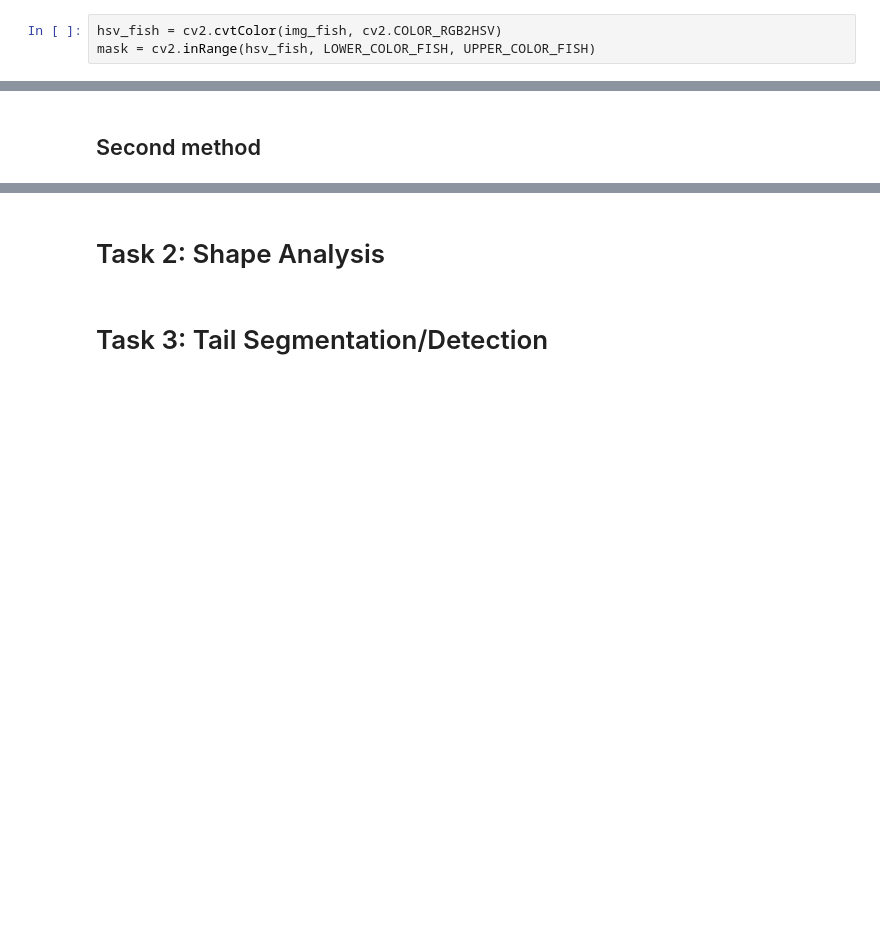
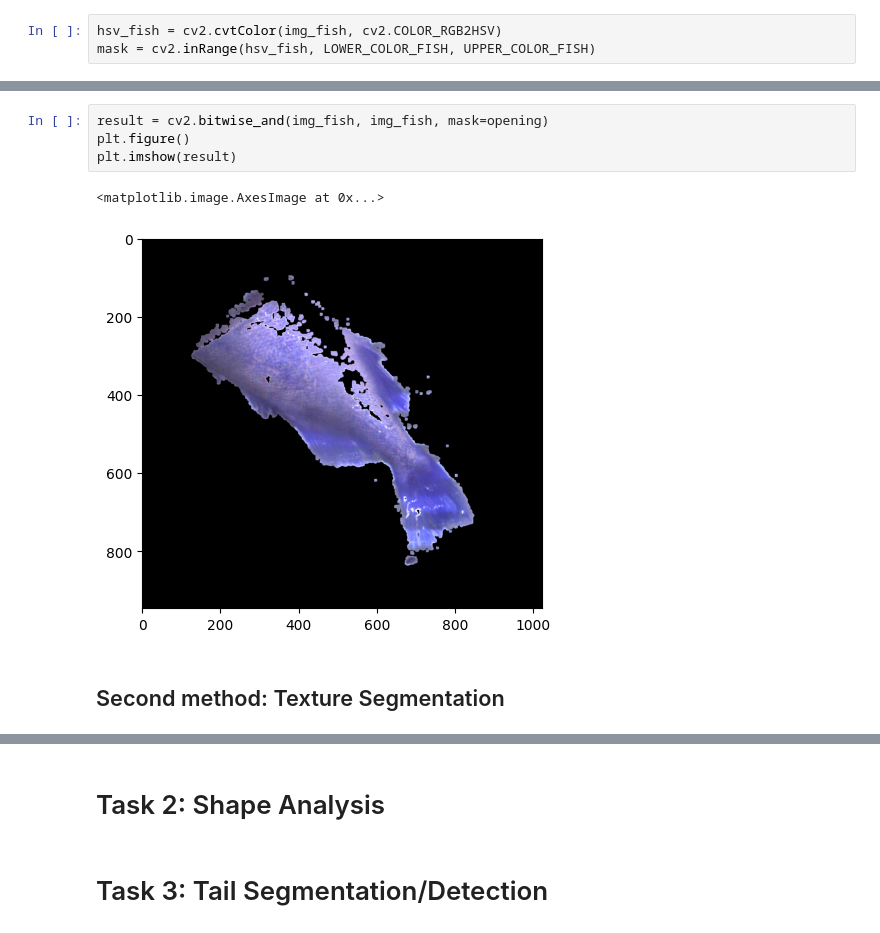
Before and after one commit to KamielVDD/6_marelec_project, a Jupyter notebook: 2_notebooks/marelec.ipynb, the cells around one changed output, grey strips where cells are left out. Drawn from its saved outputs; the diff is of its cells as text; blank space fills up the shorter version.

Commit message:
feat(started working on texture segmentation)

```diff
--- a/2_notebooks/marelec.ipynb
+++ b/2_notebooks/marelec.ipynb
@@ -38,2 +58,9 @@ plt.imshow(mask, cmap="gray")
+# %%
+result = cv2.bitwise_and(img_fish, img_fish, mask=opening)
+plt.figure()
+plt.imshow(result)
+# %% [output]
+<matplotlib.image.AxesImage at 0x...>
+[figure, added]
 # %% [markdown]
-## Second method
+## Second method: Texture Segmentation
```
Also changed, not shown: parts of 7 cells of this notebook.
